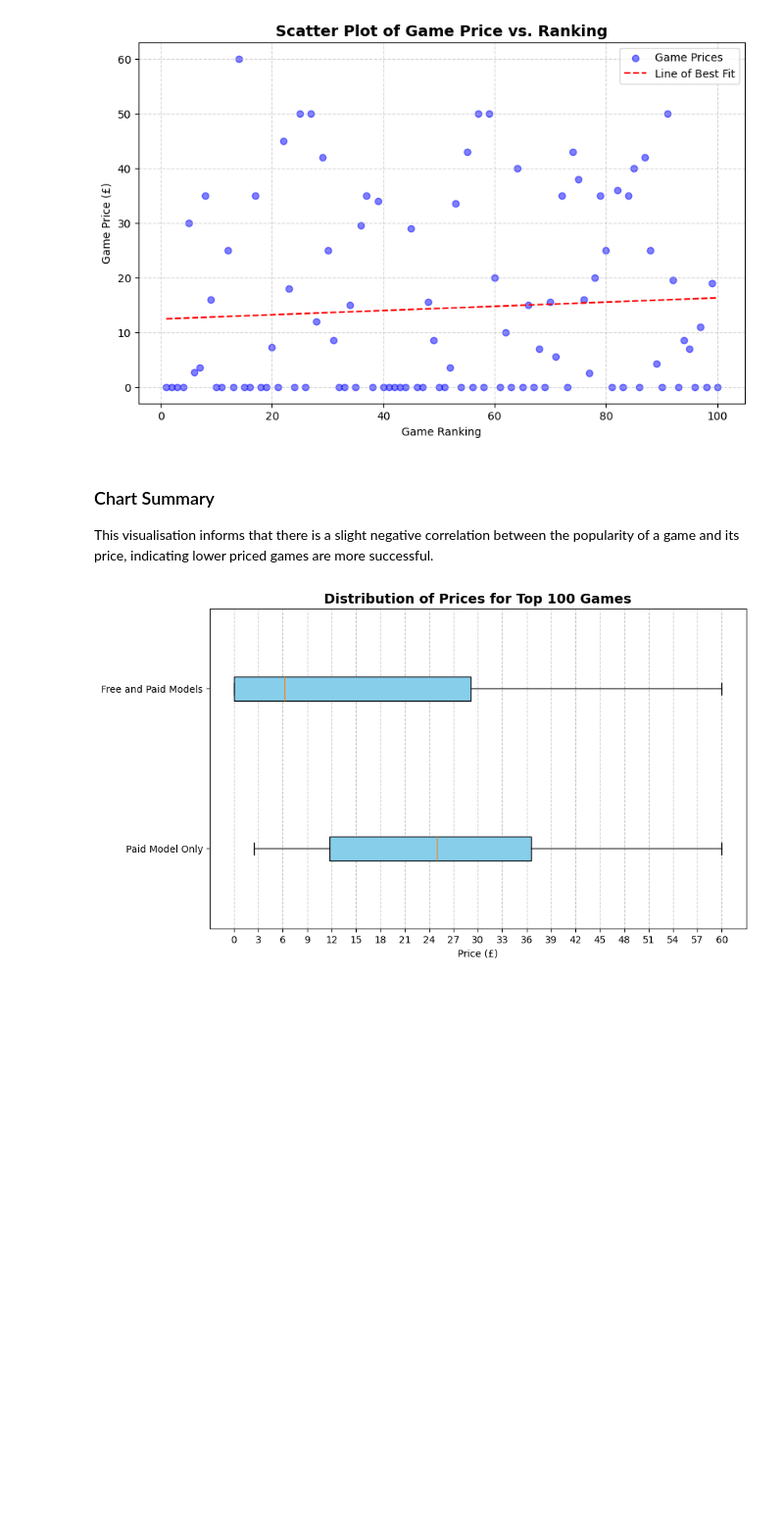
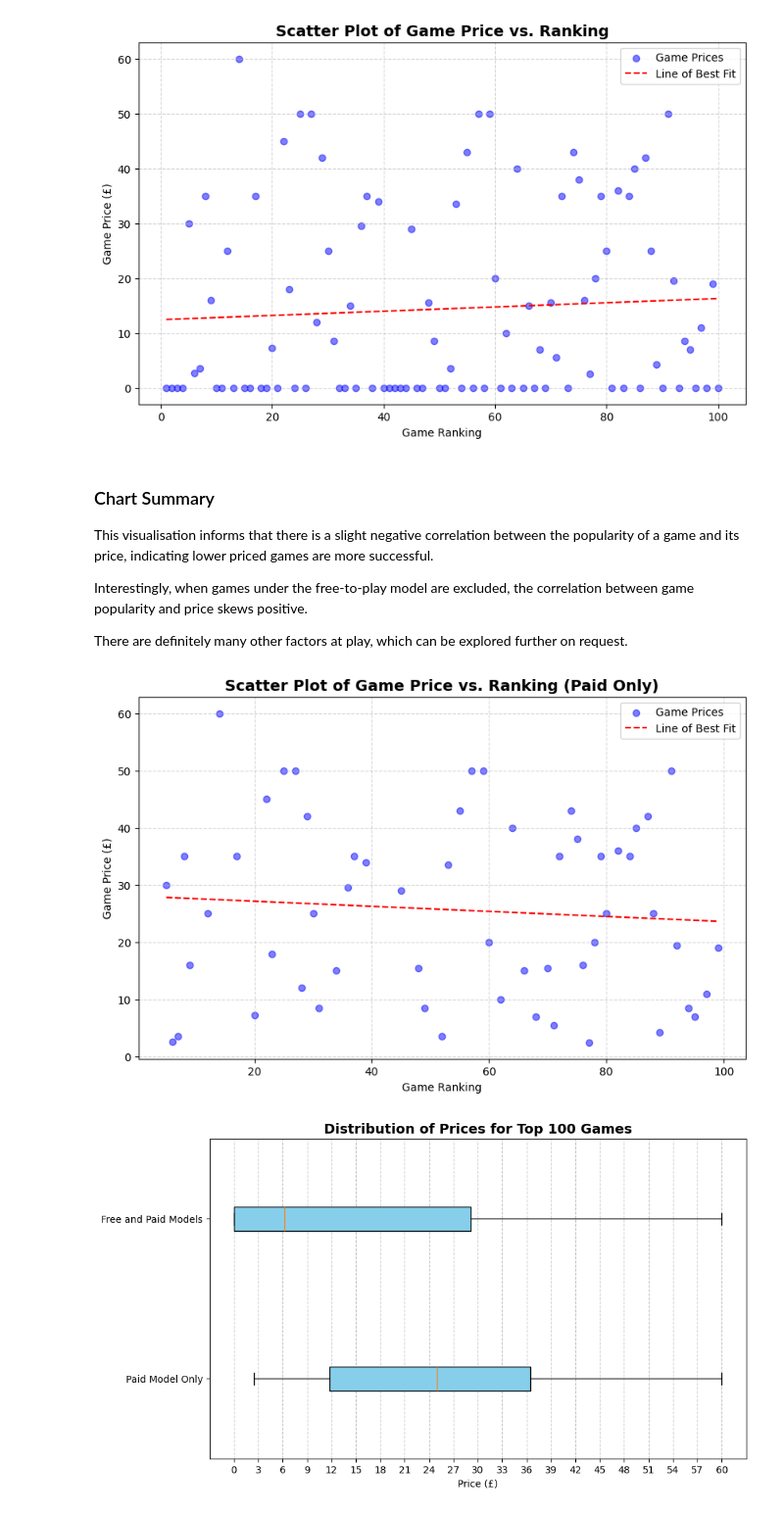
Before and after one commit to DarkMasquerader/Data-Analysis-Project-1, a Jupyter notebook: Python Files/Jupyter Notebook/My_Notebook.ipynb, the cells around one changed output. Shown at 98% size. Cells and saved outputs as stored; diff of their text form; code cells hidden in the pictures; blank space fills up the shorter version.

```diff
--- a/Python Files/Jupyter Notebook/My_Notebook.ipynb
+++ b/Python Files/Jupyter Notebook/My_Notebook.ipynb
@@ -307,6 +317,55 @@ plt.show()
 # %% [markdown]
 ### Chart Summary
 This visualisation informs that there is a slight negative correlation between the popularity of a game and its price, indicating lower priced games are more successful.
+
+Interestingly, when games under the free-to-play model are excluded, the correlation between game popularity and price skews positive.
+
+There are definitely many other factors at play, which can be explored further on request.
+# %%
+index_to_remove = []
+for index in range(no_games):
+    if list_of_prices_paid_only[index] == 0:
+        index_to_remove.append(index)
+
+index_to_remove.sort(reverse=True)
+
+for index in index_to_remove:
+    del list_of_prices_paid_only[index]
+    del list_of_ranks_paid_only[index]
+
+
+# Plot scatter
+plt.figure(figsize=(10,6))
+plt.scatter(list_of_ranks_paid_only, list_of_prices_paid_only,
+            marker='o',
+            color='blue',
+            alpha=0.5,
+            label='Game Prices')
+
+# Plot details
+plt.title('Scatter Plot of Game Price vs. Ranking (Paid Only)',
+          fontsize=14,
+          fontweight='bold')
+plt.xlabel('Game Ranking')
+plt.ylabel('Game Price (£)')
+
+# Plot grid
+plt.grid(True, linestyle='--', alpha=0.5)
+
+# Line of best fit
+list_of_prices = np.array(list_of_prices_paid_only)
+list_of_ranks = np.array(list_of_ranks_paid_only)
+slope, intercept = np.polyfit(list_of_ranks, list_of_prices, 1)
+line_of_best_fit = slope * list_of_ranks + intercept
+plt.plot(list_of_ranks, line_of_best_fit,
+         color='red',
+         linestyle='--',
+         label='Line of Best Fit')
+
+plt.legend()
+plt.show()
+# %% [output]
+[figure, added]
 # %%
 # Controllable Variables #
 no_games = 100 # Upper limit of games to consider
```
Also changed, not shown: parts of 21 cells of this notebook.
